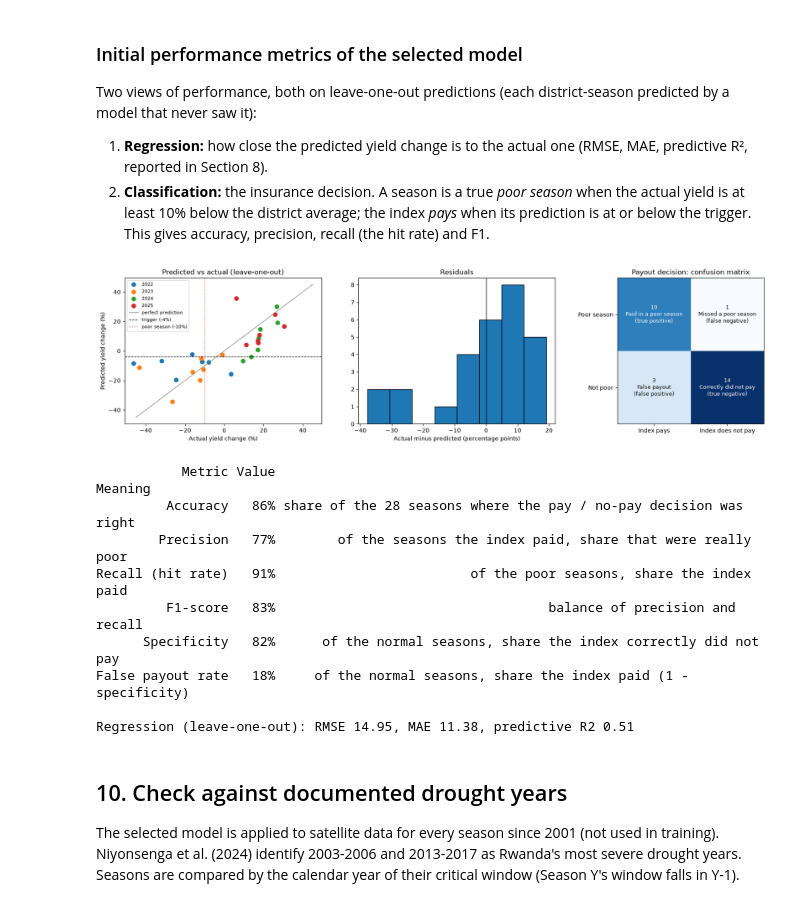
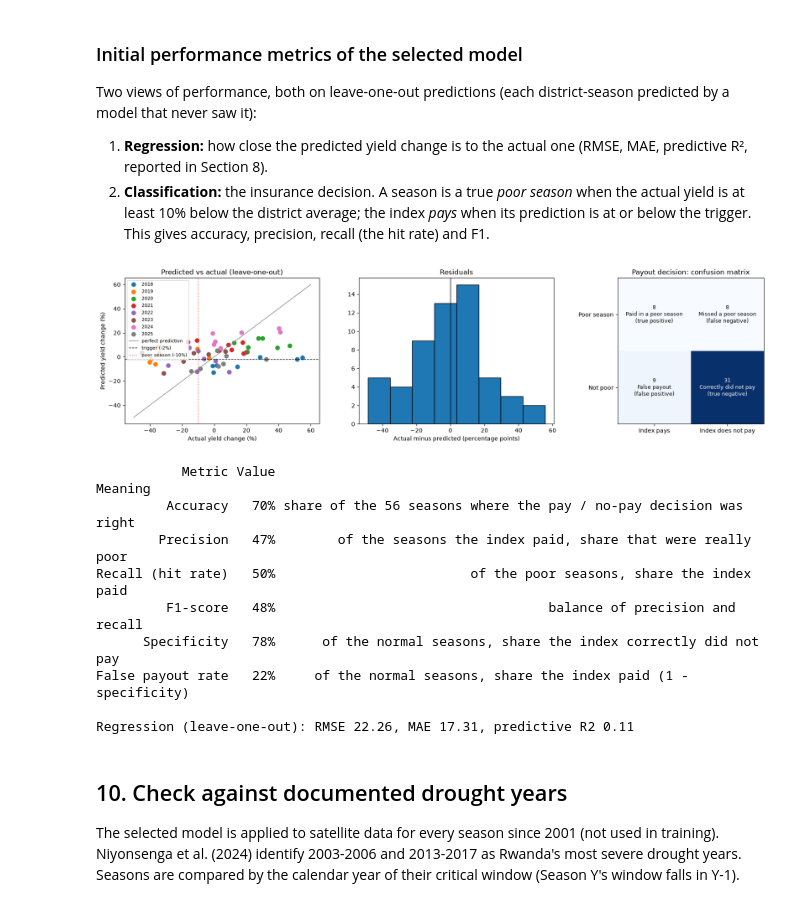
Before and after one commit to JokMaker/parametric-drought-simulator, a Jupyter notebook: notebook/drought_index.ipynb, the cells around one changed output. Saved outputs shown, nothing was run; the diff lists cells and outputs as text; code cells hidden in the pictures.

```diff
--- a/notebook/drought_index.ipynb
+++ b/notebook/drought_index.ipynb
@@ -384,0 +510,24 @@ Rwamagana    2025      1739.08       17.21    1.21   -1.26
+# %%
+train = yld[yld['used_in_training']]
+SEASON_MID = train['season'].mean()
+
+def trend_design(t):
+    return pd.get_dummies(t['district']).astype(float).assign(season=t['season'] - SEASON_MID)
+
+trend_fit = LinearRegression().fit(trend_design(train), np.log(train['yield_kg_ha']))
+slope = trend_fit.coef_[-1]
+demeaned = np.log(train['yield_kg_ha']) - np.log(train['yield_kg_ha']).groupby(train['district']).transform('mean')
+p_trend = stats.linregress(train['season'], demeaned).pvalue
+print(f'Yield trend {TRAIN_SEASONS[0]}-{TRAIN_SEASONS[-1]}: {100 * (np.exp(slope) - 1):+.1f}% a year (p = {p_trend:.1g})')
+
+yld['expected_kg_ha'] = np.exp(trend_fit.predict(trend_design(yld)))
+yld['yield_anom'] = 100 * (yld['yield_kg_ha'] - yld['expected_kg_ha']) / yld['expected_kg_ha']
+yld.round(2).to_csv(YIELD_CSV, index=False)
+
+df_all = yld.merge(sat[['district', 'season', 'rain_mm', 'ndvi', 'rain_z', 'ndvi_z']],
+                   on=['district', 'season'], how='left')
+assert df_all[['rain_z', 'ndvi_z']].notna().all().all(), 'Missing satellite values for some district-seasons'
+df = df_all[df_all['used_in_training']].reset_index(drop=True)
+
+print(f'Modelling dataset: {len(df)} rows ({len(df_all) - len(df)} more, Season A 2017, kept for the sensitivity check)\n')
+print(df[['district', 'season', 'yield_kg_ha', 'expected_kg_ha', 'yield_anom', 'rain_z', 'ndvi_z']].round(2).to_string(index=False))
@@ -456,7 +629,7 @@ for feat in ['rain_z', 'ndvi_z']:
 r_in, _ = stats.pearsonr(df['rain_z'], df['ndvi_z'])
 print(f'\nCorrelation between the two inputs: {r_in:.2f}')
 
-colors = dict(zip(YIELD_SEASONS, ['tab:blue', 'tab:orange', 'tab:purple', 'tab:green']))
+colors = dict(zip(TRAIN_SEASONS, plt.cm.tab10.colors))
 fig, axes = plt.subplots(1, 2, figsize=(12, 4.5))
 for ax, feat, label in zip(axes, ['rain_z', 'ndvi_z'], ['Rainfall anomaly (z)', 'Vegetation anomaly (z)']):
     for yr, g in df.groupby('season'):
@@ -565,7 +747,7 @@ def season_profile(season_year):
     feats = ee.FeatureCollection(modis.filterDate(start, end).map(one)).getInfo()['features']
     return pd.DataFrame([f['properties'] for f in feats])
 
-profiles = {y: season_profile(y) for y in YIELD_SEASONS}
+profiles = {y: season_profile(y) for y in TRAIN_SEASONS}
 
 fig, axes = plt.subplots(1, 2, figsize=(14, 4))
 for y, p in profiles.items():
@@ -649,7 +835,8 @@ def evaluate(features):
     rows, preds = [], {}
     for scheme, cv in [('Leave-one-out', LeaveOneOut()), ('Leave-one-season-out', LeaveOneGroupOut())]:
         for name, model in make_models().items():
-            p = cross_val_predict(model, X, y, cv=cv, groups=df['season'])
+            groups = df['season'] if scheme == 'Leave-one-season-out' else None
+            p = cross_val_predict(model, X, y, cv=cv, groups=groups)
             preds[(scheme, name)] = p
             rows.append({'Validation': scheme, 'Model': name,
                          'RMSE': np.sqrt(mean_squared_error(y, p)),
@@ -877,7 +1099,7 @@ fig, axes = plt.subplots(1, 3, figsize=(17, 4.5))
 ax = axes[0]
 for yr, g in df.groupby('season'):
     ax.scatter(g['yield_anom'], g['index_loo'], s=50, label=str(yr))
-lim = [-45, 45]
+lim = [df[['yield_anom', 'index_loo']].min().min() - 5, df[['yield_anom', 'index_loo']].max().max() + 5]
 ax.plot(lim, lim, color='grey', lw=1, label='perfect prediction')
 ax.axhline(TRIGGER, ls='--', color='black', lw=1, label=f'trigger ({TRIGGER:.0f}%)')
 ax.axvline(LOW_YIELD_THRESHOLD, ls=':', color='tab:red', lw=1, label='poor season (-10%)')
@@ -900,43 +1122,43 @@ names = [['Paid in a poor season\n(true positive)', 'Missed a poor season\n(fals
 for i in range(2):
     for j in range(2):
         ax.text(j, i, f'{cm[i, j]}\n{names[i][j]}', ha='center', va='center', fontsize=9,
                 color='white' if cm[i, j] > cm.max() / 2 else 'black')
 ax.set_xticks([0, 1], ['Index pays', 'Index does not pay'])
 ax.set_yticks([0, 1], ['Poor season', 'Not poor'])
 ax.set_title('Payout decision: confusion matrix')
 plt.tight_layout(); plt.show()
 
 tn = cm[1, 1]; fp = cm[1, 0]
 metrics = pd.DataFrame({
     'Metric': ['Accuracy', 'Precision', 'Recall (hit rate)', 'F1-score',
                'Specificity', 'False payout rate'],
     'Value': [accuracy_score(actual_poor, index_pays), precision_score(actual_poor, index_pays),
               recall_score(actual_poor, index_pays), f1_score(actual_poor, index_pays),
               tn / (tn + fp), fp / (tn + fp)],
     'Meaning': [f'share of the {len(df)} seasons where the pay / no-pay decision was right',
                 'of the seasons the index paid, share that were really poor',
                 'of the poor seasons, share the index paid',
                 'balance of precision and recall',
                 'of the normal seasons, share the index correctly did not pay',
                 'of the normal seasons, share the index paid (1 - specificity)'],
 })
 metrics['Value'] = metrics['Value'].map('{:.0%}'.format)
 print(metrics.to_string(index=False))
 
 reg = results_main.loc[('Leave-one-out', 'Ridge')]
 print(f"\nRegression (leave-one-out): RMSE {reg['RMSE']:.2f}, MAE {reg['MAE']:.2f}, "
       f"predictive R2 {reg['Predictive R2']:.2f}")
 # %% [output]
-[figure, old version]
+[figure, new version]
            Metric Value                                                           Meaning
-         Accuracy   86% share of the 28 seasons where the pay / no-pay decision was right
-        Precision   77%        of the seasons the index paid, share that were really poor
-Recall (hit rate)   91%                         of the poor seasons, share the index paid
-         F1-score   83%                                   balance of precision and recall
-      Specificity   82%      of the normal seasons, share the index correctly did not pay
-False payout rate   18%     of the normal seasons, share the index paid (1 - specificity)
+         Accuracy   70% share of the 56 seasons where the pay / no-pay decision was right
+        Precision   47%        of the seasons the index paid, share that were really poor
+Recall (hit rate)   50%                         of the poor seasons, share the index paid
+         F1-score   48%                                   balance of precision and recall
+      Specificity   78%      of the normal seasons, share the index correctly did not pay
+False payout rate   22%     of the normal seasons, share the index paid (1 - specificity)
 
-Regression (leave-one-out): RMSE 14.95, MAE 11.38, predictive R2 0.51
+Regression (leave-one-out): RMSE 22.26, MAE 17.31, predictive R2 0.11
 # %% [markdown]
 ## 10. Check against documented drought years
 The selected model is applied to satellite data for every season since 2001 (not used in training).
```
Also changed, not shown: parts of 32 cells of this notebook, 26 other files.
